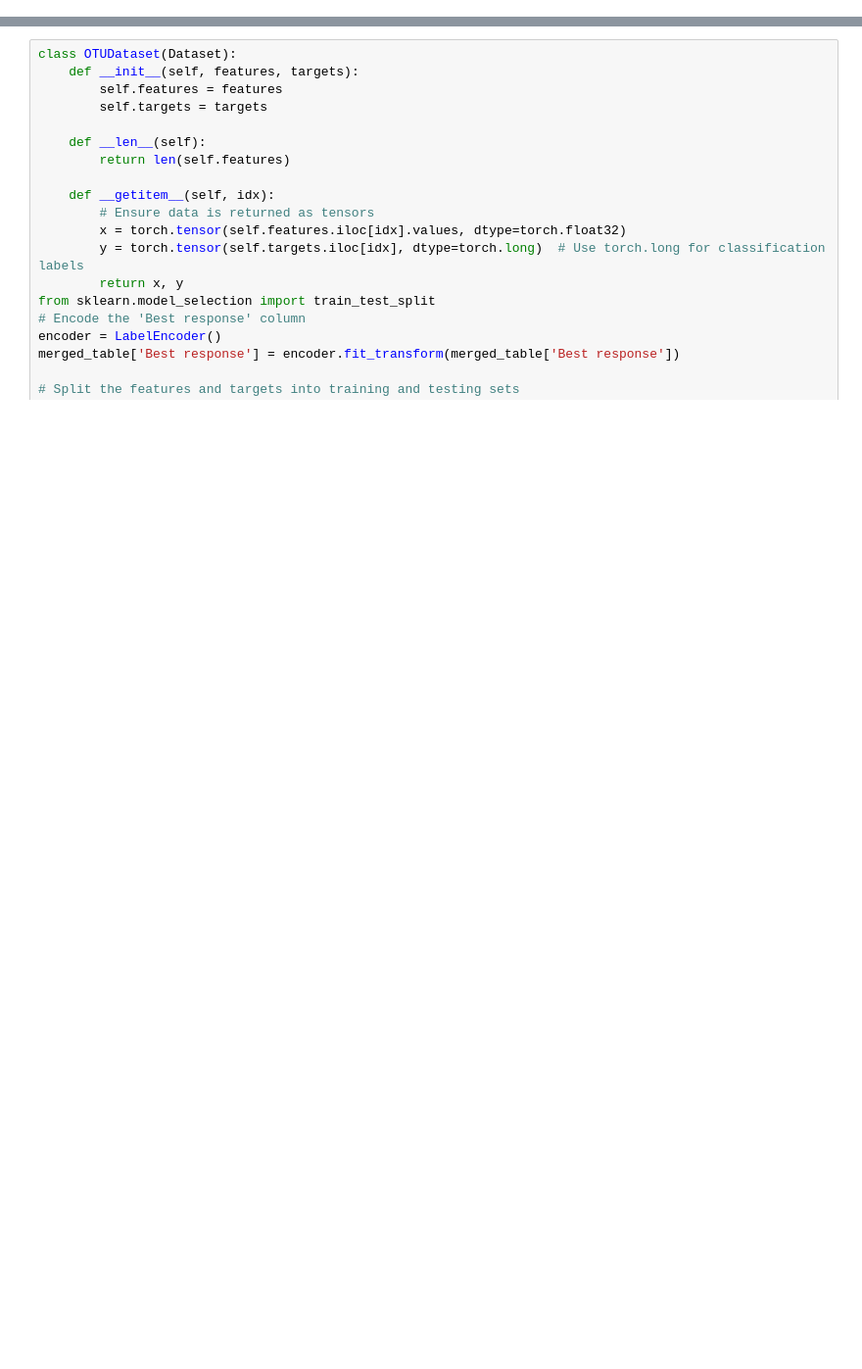
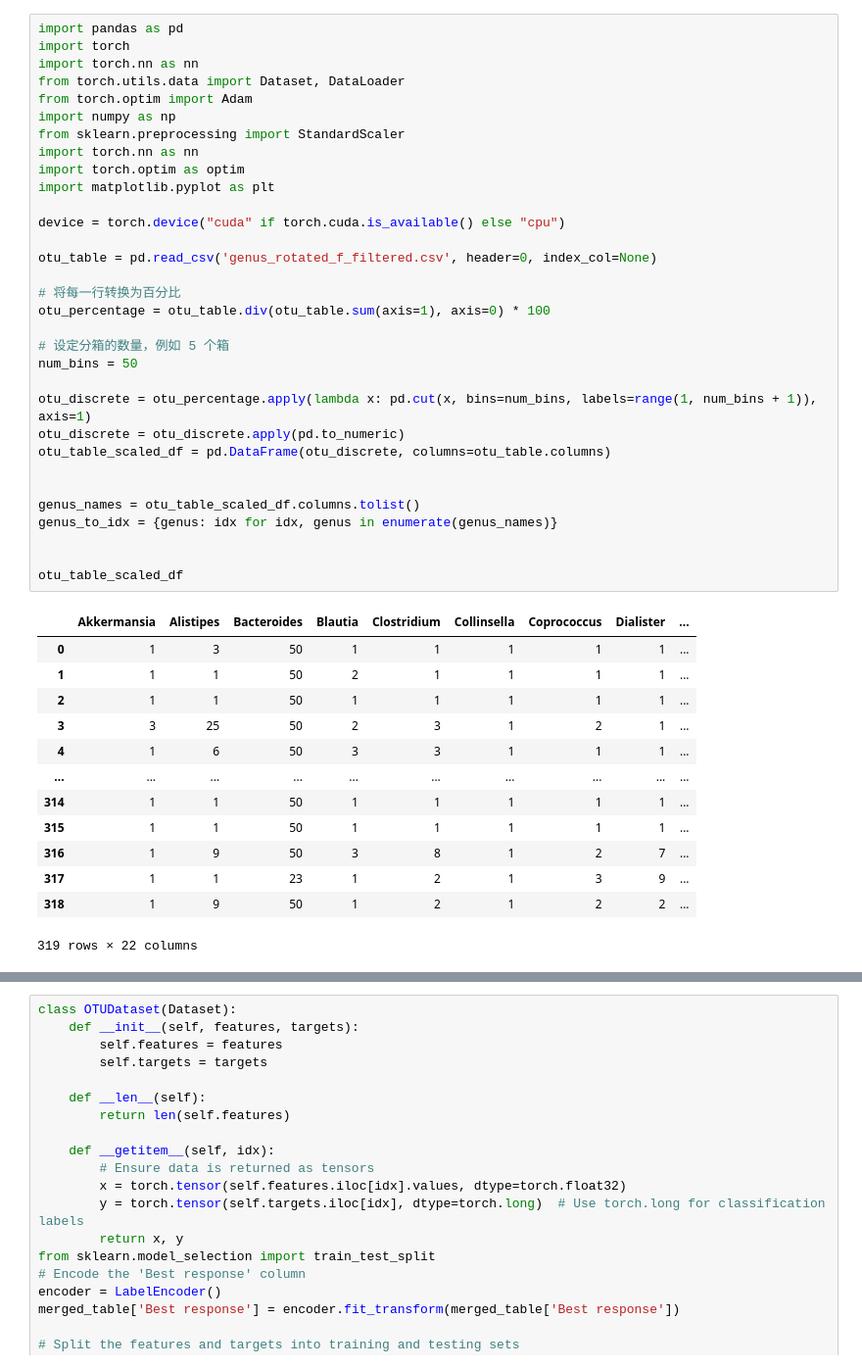
Before and after one commit to xuan13hao/microbiomformer, a Jupyter notebook: pretrain.ipynb, the cells around one changed output, grey strips where cells are left out. Shown at 98% size. Drawn from its saved outputs; the diff is of its cells as text; blank space fills up the shorter version.

```diff
--- a/pretrain.ipynb
+++ b/pretrain.ipynb
@@ -42 +28,47 @@ otu_table_scaled_df
+# %%
+import pandas as pd
+import torch
+import torch.nn as nn
+from torch.utils.data import Dataset, DataLoader
+from torch.optim import Adam
+import numpy as np
+from sklearn.preprocessing import StandardScaler
+import torch.nn as nn
+import torch.optim as optim
+import matplotlib.pyplot as plt
+
+device = torch.device("cuda" if torch.cuda.is_available() else "cpu")
+
+otu_table = pd.read_csv('genus_rotated_f_filtered.csv', header=0, index_col=None)
+
+# 将每一行转换为百分比
+otu_percentage = otu_table.div(otu_table.sum(axis=1), axis=0) * 100
+
+# 设定分箱的数量，例如 5 个箱
+num_bins = 50
+
+otu_discrete = otu_percentage.apply(lambda x: pd.cut(x, bins=num_bins, labels=range(1, num_bins + 1)), axis=1)
+otu_discrete = otu_discrete.apply(pd.to_numeric)
+otu_table_scaled_df = pd.DataFrame(otu_discrete, columns=otu_table.columns)
+
+
+genus_names = otu_table_scaled_df.columns.tolist()
+genus_to_idx = {genus: idx for idx, genus in enumerate(genus_names)}
+
+
+otu_table_scaled_df
+# %% [output]
+|  | Akkermansia | Alistipes | Bacteroides | Blautia | Clostridium | Collinsella | Coprococcus | Dialister | ... |
+| 0 | 1 | 3 | 50 | 1 | 1 | 1 | 1 | 1 | ... |
+| 1 | 1 | 1 | 50 | 2 | 1 | 1 | 1 | 1 | ... |
+| 2 | 1 | 1 | 50 | 1 | 1 | 1 | 1 | 1 | ... |
+| 3 | 3 | 25 | 50 | 2 | 3 | 1 | 2 | 1 | ... |
+| 4 | 1 | 6 | 50 | 3 | 3 | 1 | 1 | 1 | ... |
+| ... | ... | ... | ... | ... | ... | ... | ... | ... | ... |
+| 314 | 1 | 1 | 50 | 1 | 1 | 1 | 1 | 1 | ... |
+| 315 | 1 | 1 | 50 | 1 | 1 | 1 | 1 | 1 | ... |
+| 316 | 1 | 9 | 50 | 3 | 8 | 1 | 2 | 7 | ... |
+| 317 | 1 | 1 | 23 | 1 | 2 | 1 | 3 | 9 | ... |
+| 318 | 1 | 9 | 50 | 1 | 2 | 1 | 2 | 2 | ... |
+319 rows × 22 columns
 # %%
```
Also changed, not shown: parts of 9 cells of this notebook, 7 other files.
